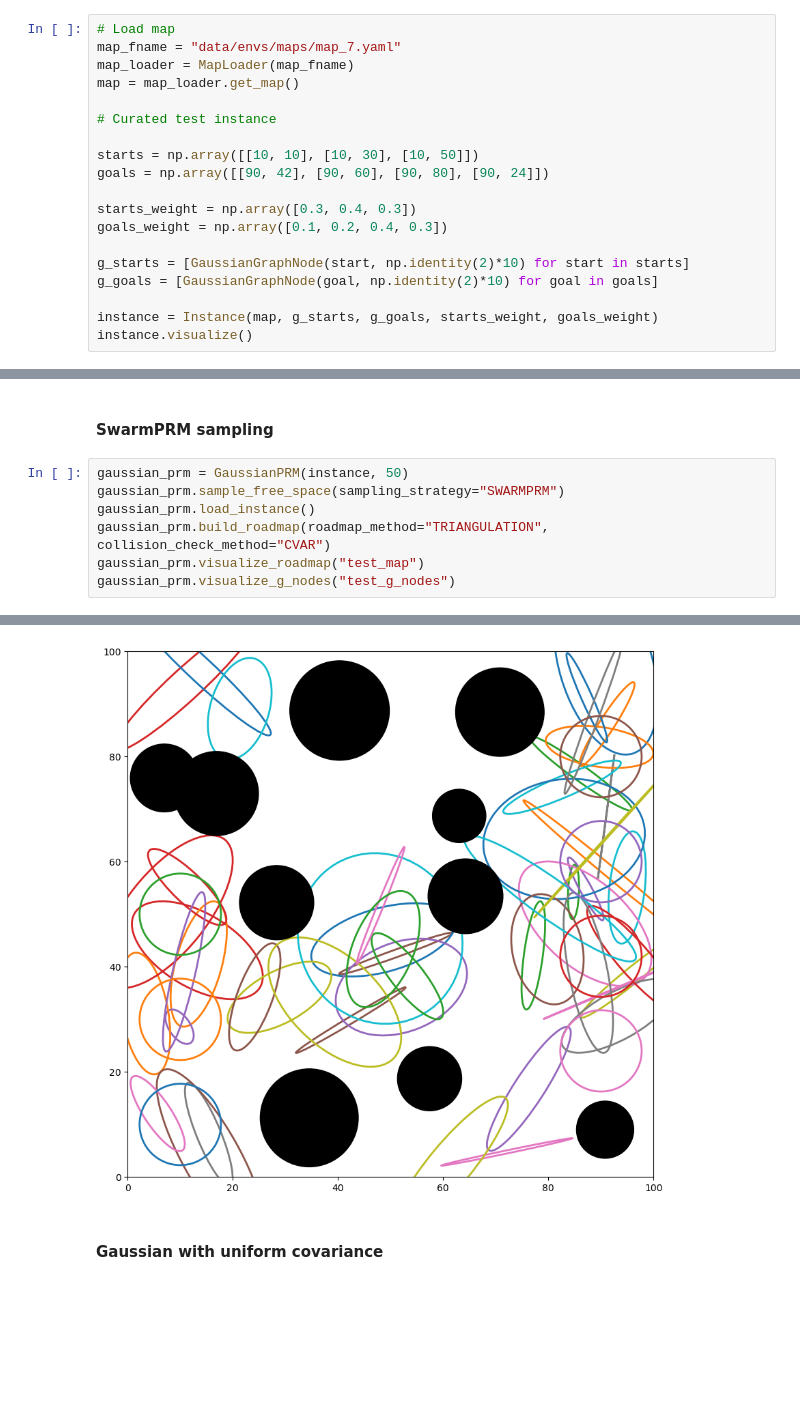
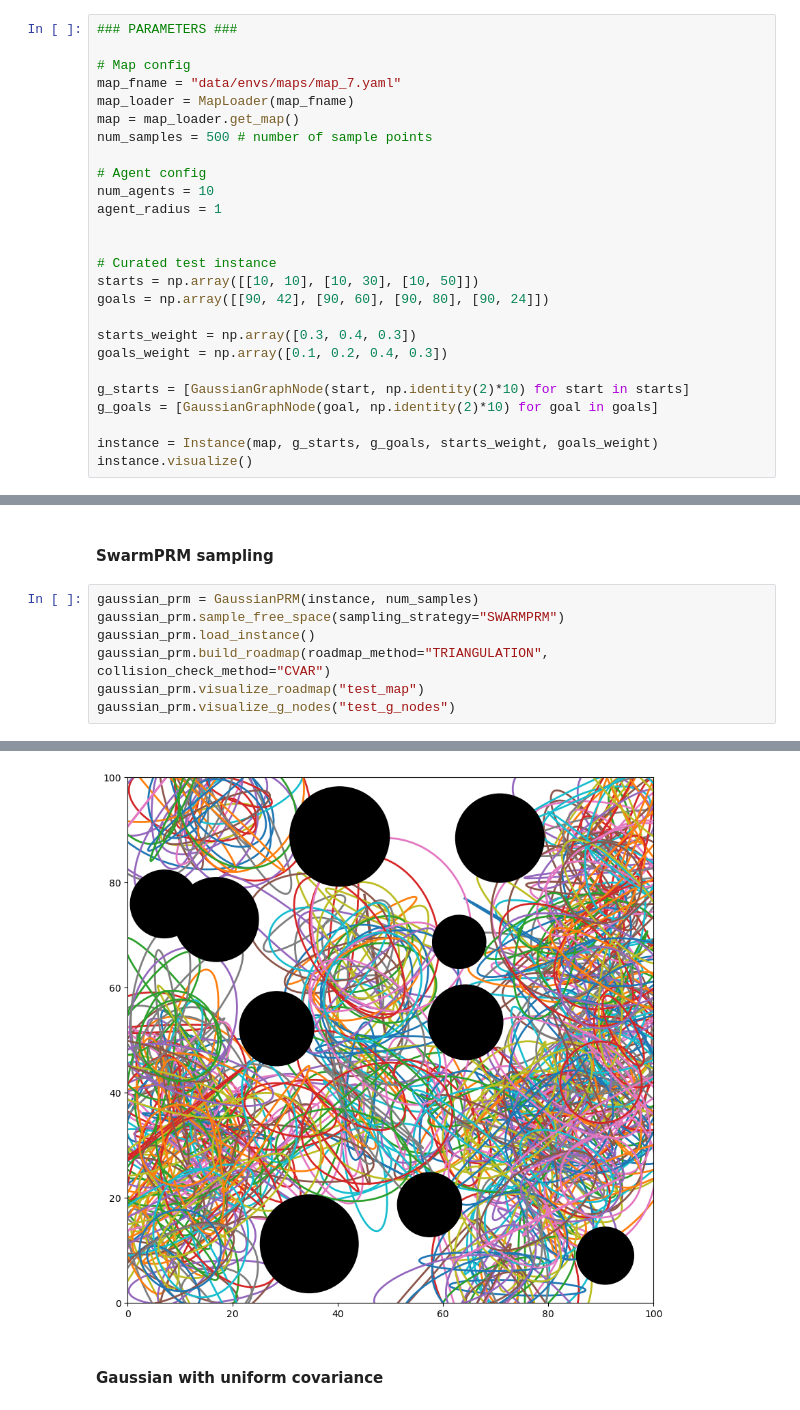
Before and after one commit to Zander-M/ST_Gaussian_PRM, a Jupyter notebook: experiment.ipynb, the cells around one changed output, grey strips where cells are left out. Drawn from its saved outputs; the diff is of its cells as text; blank space fills up the shorter version.

```diff
--- a/experiment.ipynb
+++ b/experiment.ipynb
@@ -38,13 +34,20 @@ for idx, map_fname in enumerate(glob.glob(map_dir)[:10]):
 # %% [markdown]
 ### Curated example
 # %%
-# Load map
+### PARAMETERS ###
+
+# Map config
 map_fname = "data/envs/maps/map_7.yaml"
 map_loader = MapLoader(map_fname)
 map = map_loader.get_map()
+num_samples = 500 # number of sample points
+
+# Agent config
+num_agents = 10
+agent_radius = 1
+
 
 # Curated test instance
-
 starts = np.array([[10, 10], [10, 30], [10, 50]])
 goals = np.array([[90, 42], [90, 60], [90, 80], [90, 24]])
 
@@ -61,7 +64,7 @@ instance.visualize()
 # %% [markdown]
 #### SwarmPRM sampling
 # %%
-gaussian_prm = GaussianPRM(instance, 50)
+gaussian_prm = GaussianPRM(instance, num_samples)
 gaussian_prm.sample_free_space(sampling_strategy="SWARMPRM")
 gaussian_prm.load_instance()
 gaussian_prm.build_roadmap(roadmap_method="TRIANGULATION", collision_check_method="CVAR")
@@ -72,4 +75,4 @@ gaussian_prm.visualize_g_nodes("test_g_nodes")
-[figure, old version]
+[figure, new version]
 # %% [markdown]
 #### Gaussian with uniform covariance
 # %%
```
Also changed, not shown: parts of 11 cells of this notebook, 8 other files.
